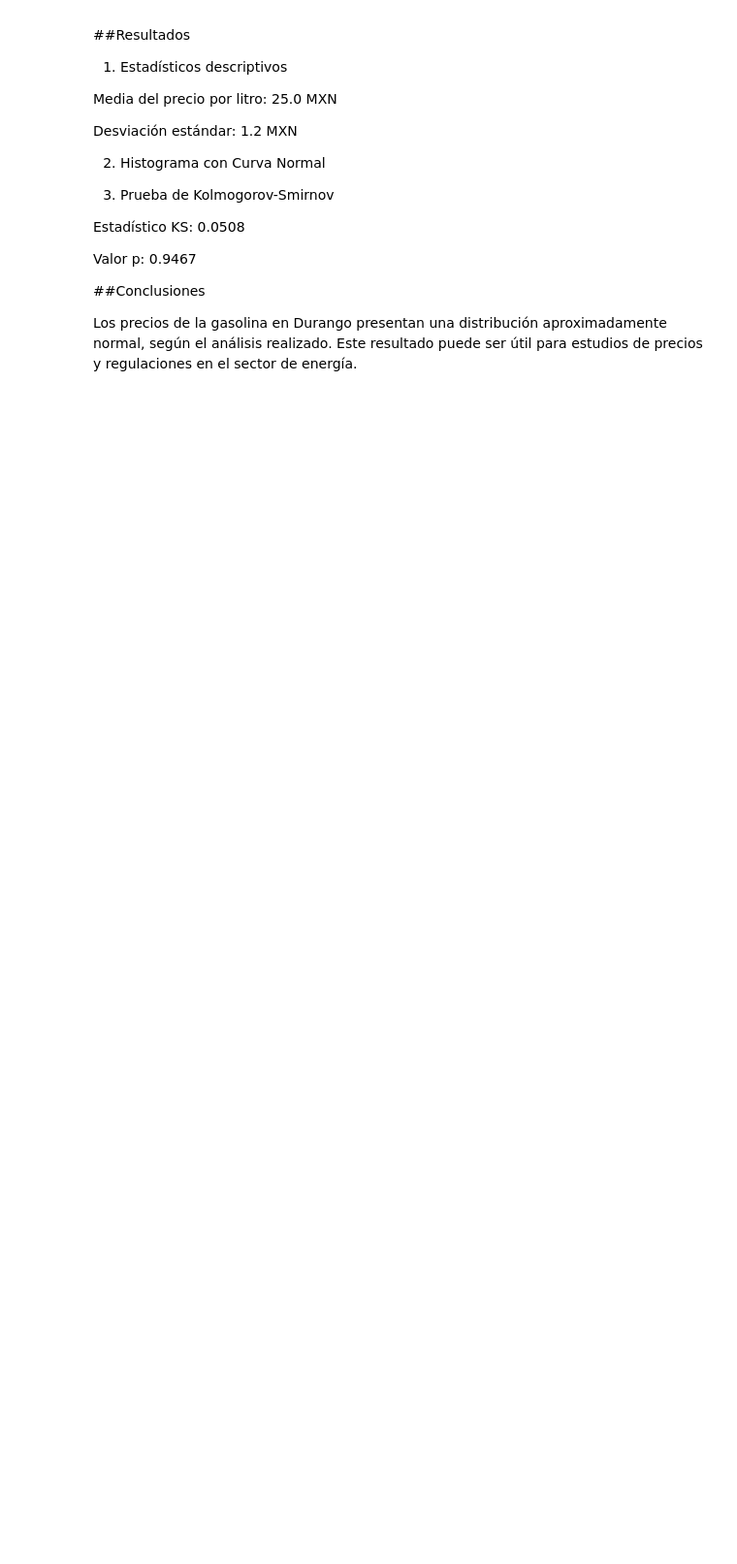
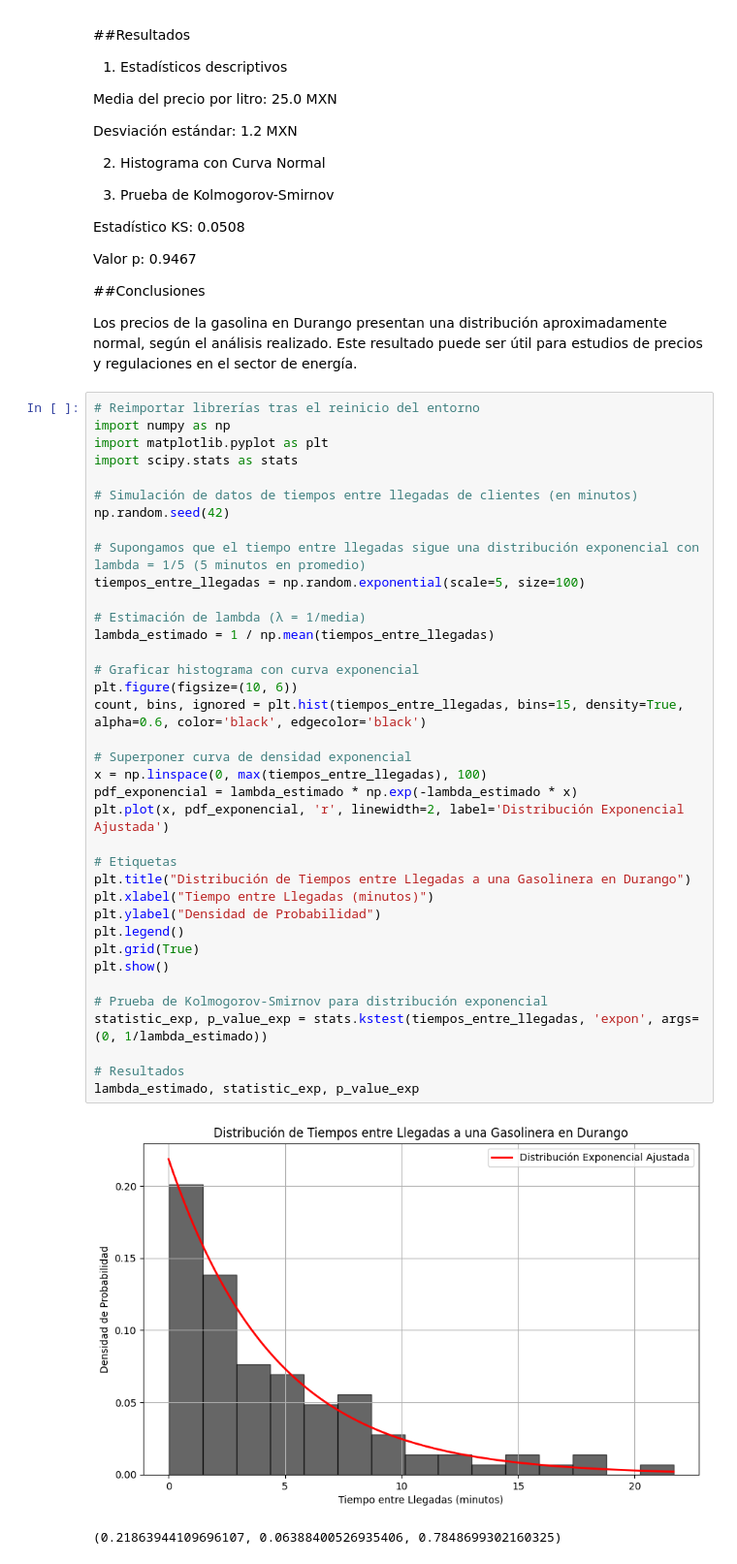
Before and after one commit to Carlos404dlc/Graficas-2B, a Jupyter notebook: Modulo7_Act1.ipynb, the cells around one changed output. Shown at 97% size. Saved outputs shown, nothing was run; the diff lists cells and outputs as text; blank space fills up the shorter version.

```diff
--- a/Modulo7_Act1.ipynb
+++ b/Modulo7_Act1.ipynb
@@ -83,3 +83,43 @@ Valor p: 0.9467
 ##Conclusiones
 
 Los precios de la gasolina en Durango presentan una distribución aproximadamente normal, según el análisis realizado. Este resultado puede ser útil para estudios de precios y regulaciones en el sector de energía.
+# %%
+# Reimportar librerías tras el reinicio del entorno
+import numpy as np
+import matplotlib.pyplot as plt
+import scipy.stats as stats
+
+# Simulación de datos de tiempos entre llegadas de clientes (en minutos)
+np.random.seed(42)
+
+# Supongamos que el tiempo entre llegadas sigue una distribución exponencial con lambda = 1/5 (5 minutos en promedio)
+tiempos_entre_llegadas = np.random.exponential(scale=5, size=100)
+
+# Estimación de lambda (λ = 1/media)
+lambda_estimado = 1 / np.mean(tiempos_entre_llegadas)
+
+# Graficar histograma con curva exponencial
+plt.figure(figsize=(10, 6))
+count, bins, ignored = plt.hist(tiempos_entre_llegadas, bins=15, density=True, alpha=0.6, color='black', edgecolor='black')
+
+# Superponer curva de densidad exponencial
+x = np.linspace(0, max(tiempos_entre_llegadas), 100)
+pdf_exponencial = lambda_estimado * np.exp(-lambda_estimado * x)
+plt.plot(x, pdf_exponencial, 'r', linewidth=2, label='Distribución Exponencial Ajustada')
+
+# Etiquetas
+plt.title("Distribución de Tiempos entre Llegadas a una Gasolinera en Durango")
+plt.xlabel("Tiempo entre Llegadas (minutos)")
+plt.ylabel("Densidad de Probabilidad")
+plt.legend()
+plt.grid(True)
+plt.show()
+
+# Prueba de Kolmogorov-Smirnov para distribución exponencial
+statistic_exp, p_value_exp = stats.kstest(tiempos_entre_llegadas, 'expon', args=(0, 1/lambda_estimado))
+
+# Resultados
+lambda_estimado, statistic_exp, p_value_exp
+# %% [output]
+[figure, added]
+(0.21863944109696107, 0.06388400526935406, 0.7848699302160325)
```
Also changed, not shown: parts of 3 cells of this notebook.
